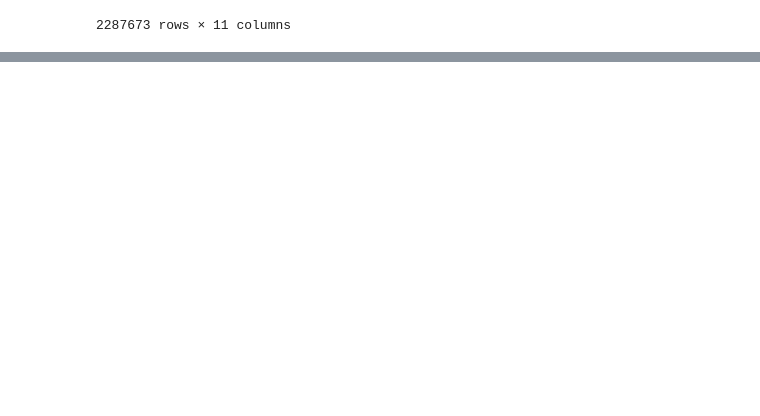
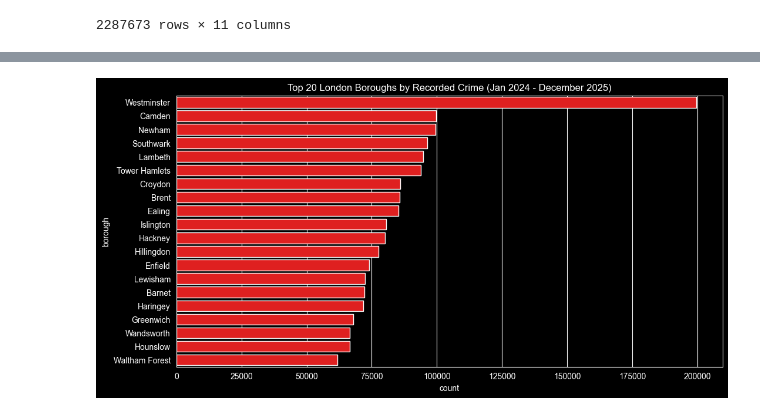
Before and after one commit to samaddmirzaa/london-crime-hotspot-prediction, a Jupyter notebook: notebooks/03_EDA.ipynb, the cells around one changed output, grey strips where cells are left out. Saved outputs shown, nothing was run; the diff lists cells and outputs as text; code cells hidden in the pictures; blank space fills up the shorter version.

```diff
--- a/notebooks/03_EDA.ipynb
+++ b/notebooks/03_EDA.ipynb
@@ -34,0 +160,6 @@ df
+# %%
+# Crimes by Borough
+df["borough"] = df["lsoa_name"].str.replace(r"\s+\d+[A-Z]$", "", regex=True)
+# %%
+borough_counts = df["borough"].value_counts().head(20)
+borough_counts
@@ -34,0 +184,10 @@ df
+# %%
+fig, ax = plt.subplots(figsize=(12,6))
+
+sns.barplot(x=borough_counts, y=borough_counts.index, ax=ax, color="red")
+ax.set_title("Top 20 London Boroughs by Recorded Crime (Jan 2024 - December 2025)")
+;
+
+fig.savefig(figures_dir/"04_crimes_by_borough.png", bbox_inches="tight")
+# %% [output]
+[figure, added]
```
Also changed, not shown: parts of 15 cells of this notebook, 5 other files.
